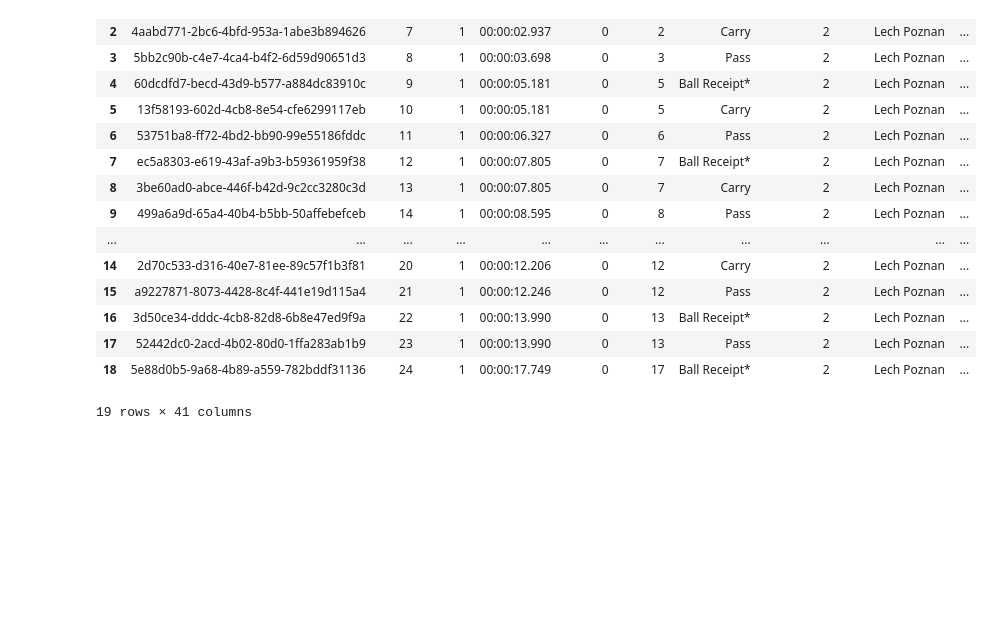
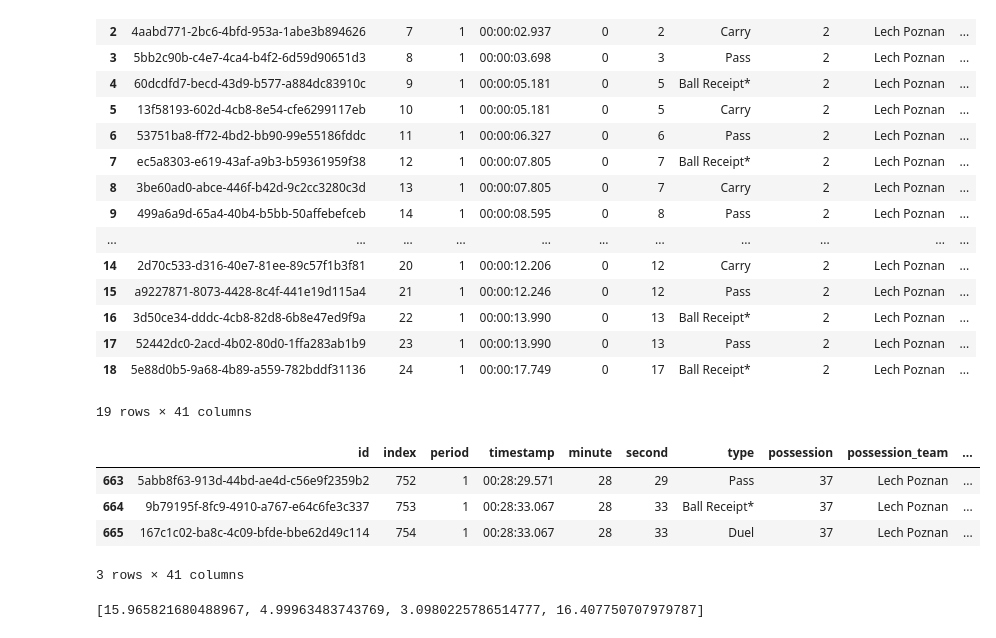
Before and after one commit to mattyl006/sport-data-science, a Jupyter notebook: find_fast_actions_lech-jagiellonia.ipynb, the cells around one changed output. Cells and saved outputs as stored; diff of their text form; code cells hidden in the pictures; blank space fills up the shorter version.

```diff
--- a/find_fast_actions_lech-jagiellonia.ipynb
+++ b/find_fast_actions_lech-jagiellonia.ipynb
@@ -45,3 +59,21 @@ sequences[0]
 | 17 | 52442dc0-2acd-4b02-80d0-1ffa283ab1b9 | 23 | 1 | 00:00:13.990 | 0 | 13 | Pass | 2 | Lech Poznan | ... |
 | 18 | 5e88d0b5-9a68-4b89-a559-782bddf31136 | 24 | 1 | 00:00:17.749 | 0 | 17 | Ball Receipt* | 2 | Lech Poznan | ... |
 19 rows × 41 columns
+# %%
+from sequences.find_fast_actions import find_fast_actions
+
+fast_attact_lech_1 = find_fast_actions(sequences=sequences, team='Lech Poznan', start_team=start_team, half=1)
+fast_attact_lech_1[1].to_csv('test.csv')
+fast_attact_lech_1[1]
+# %% [output]
+|  | id | index | period | timestamp | minute | second | type | possession | possession_team | ... |
+| 663 | 5abb8f63-913d-44bd-ae4d-c56e9f2359b2 | 752 | 1 | 00:28:29.571 | 28 | 29 | Pass | 37 | Lech Poznan | ... |
+| 664 | 9b79195f-8fc9-4910-a767-e64c6fe3c337 | 753 | 1 | 00:28:33.067 | 28 | 33 | Ball Receipt* | 37 | Lech Poznan | ... |
+| 665 | 167c1c02-ba8c-4c09-bfde-bbe62d49c114 | 754 | 1 | 00:28:33.067 | 28 | 33 | Duel | 37 | Lech Poznan | ... |
+3 rows × 41 columns
+# %%
+from analysis.metric_fast_sequence import metric_fast_sequence
+
+scores  = [metric_fast_sequence(s, 'Lech Poznan', start_team, 1) for s in fast_attact_lech_1]
+# %% [output]
+[15.965821680488967, 4.99963483743769, 3.0980225786514777, 16.407750707979787]
```
Also changed, not shown: parts of 9 cells of this notebook, 3 other files.
